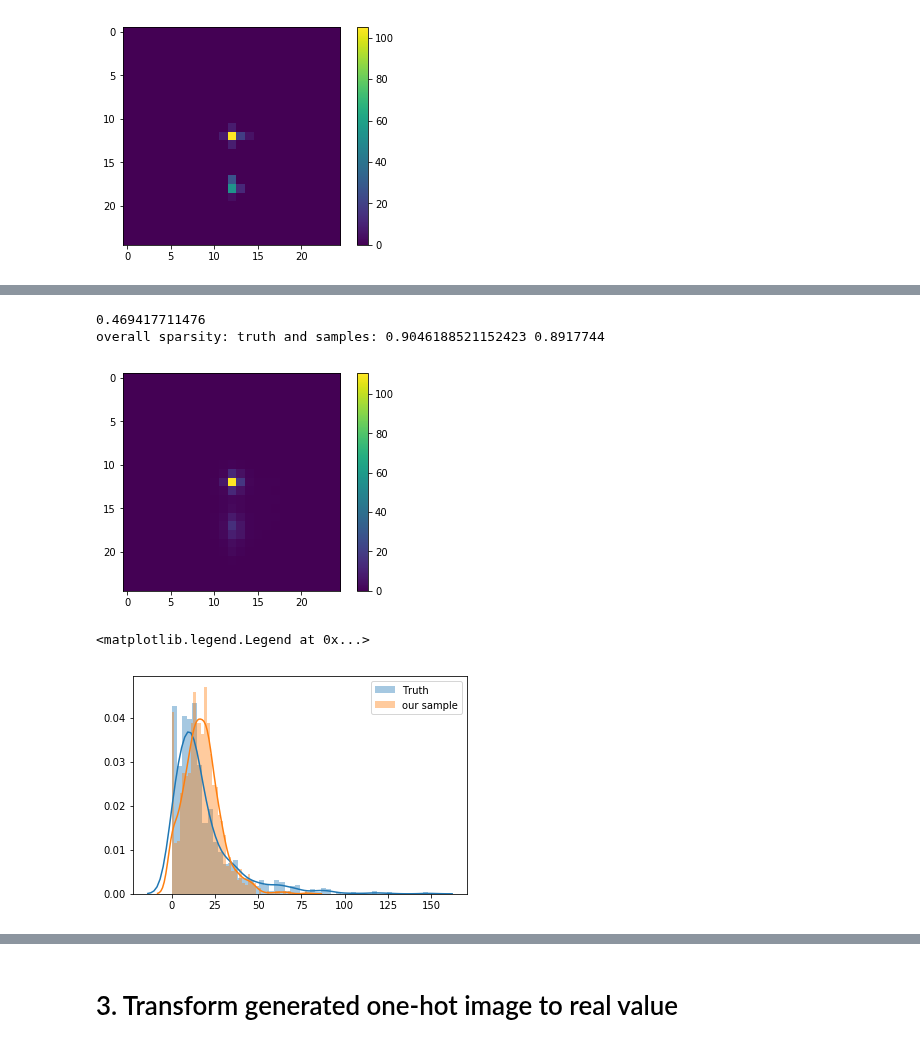
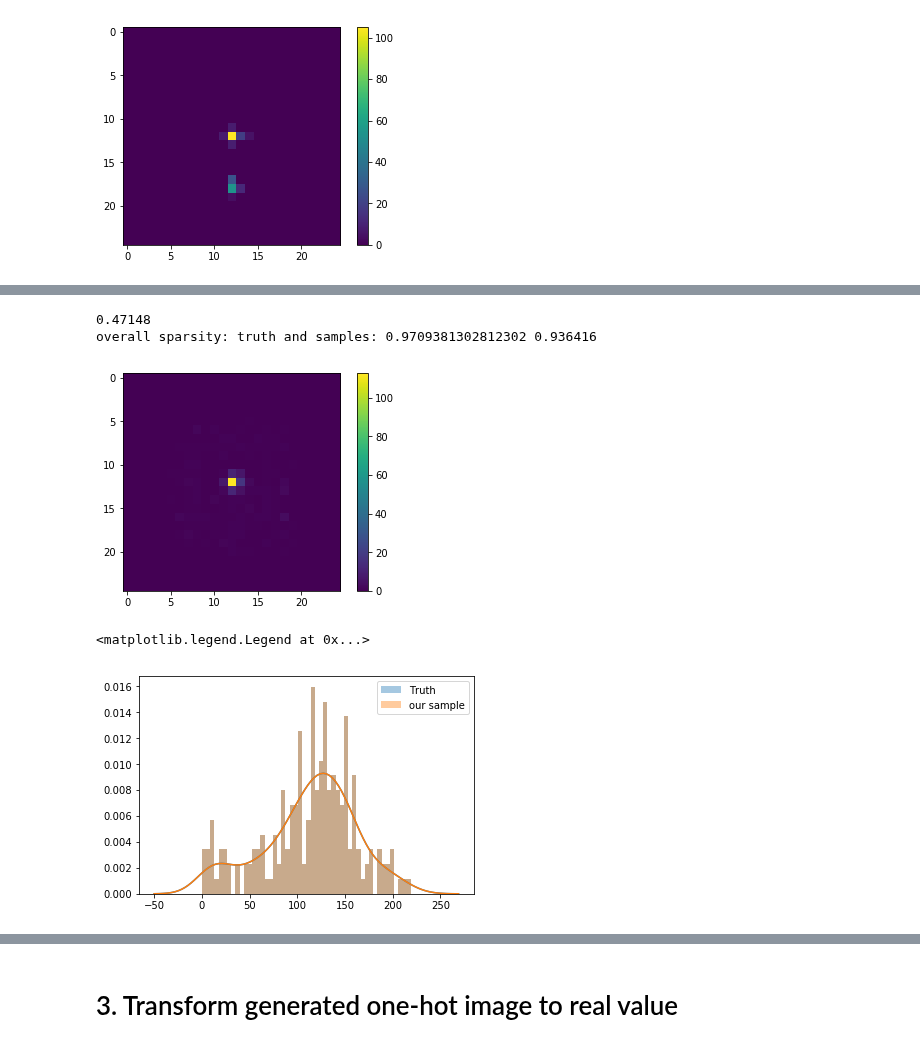
Before and after one commit to adamlu123/SparseImageFlows, a Jupyter notebook: Notebooks/quantize_image.ipynb, the cells around one changed output, grey strips where cells are left out. Cells and saved outputs as stored; diff of their text form; code cells hidden in the pictures.

```diff
--- a/Notebooks/quantize_image.ipynb
+++ b/Notebooks/quantize_image.ipynb
@@ -141,7 +141,7 @@ plt.hist(pt)
 [figure]
 # %%
 sampledir = '/extra/yadongl10/BIG_sandbox/SparseImageFlows_result/lagan_pixelcnn/Mixture'
-with open(sampledir+'/Mix_discretized_sample_5.pkl', 'rb') as f:
+with open(sampledir+'/Mix_discretized_sample_20.pkl', 'rb') as f:
     x = pkl.load(f)
 sample_sg = np.asarray(x)[:, :].reshape(-1, 25, 25)
 print(sample_sg.shape, sample_sg.max())
@@ -167,24 +161,24 @@ print('overall sparsity: truth and samples:',
       np.where(image.ravel()==0)[0].shape[0] / image.ravel().shape[0],
       np.where(sample_sg.ravel()==0)[0].shape[0] / sample_sg.ravel().shape[0])
 # %% [output]
-0.469417711476
-overall sparsity: truth and samples: 0.9046188521152423 0.8917744
+0.47148
+overall sparsity: truth and samples: 0.9709381302812302 0.936416
-[figure, old version]
+[figure, new version]
 # %%
 import seaborn as sns
 x=12
-y=13
-n = 1000
+y=12
+n = 200
 
 pixel_bg = sample_sg[:,x,y]
 pixel = image[:n,x,y]
 x = np.linspace(0.0,200,1000)
 sns.distplot(pixel, label='Truth', bins=50)
 sns.distplot(pixel_bg, label='our sample', bins=50)
 plt.legend()
 # %% [output]
 <matplotlib.legend.Legend at 0x...>
-[figure, old version]
+[figure, new version]
 # %%
 fig, ax = plt.subplots(figsize=(7, 6))
 
```
Also changed, not shown: parts of 7 cells of this notebook, 4 other files.
